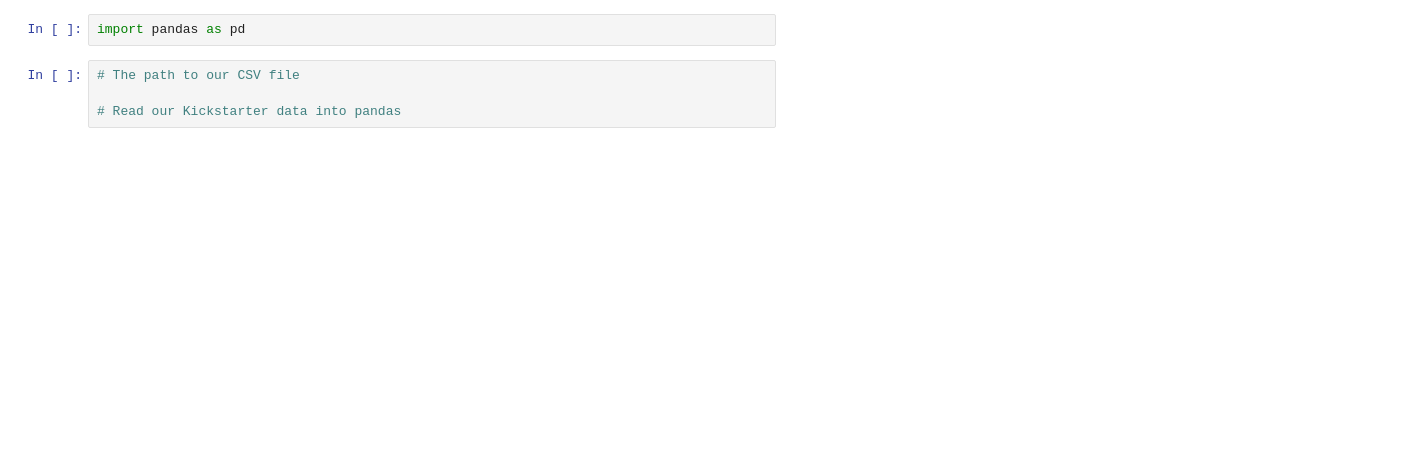
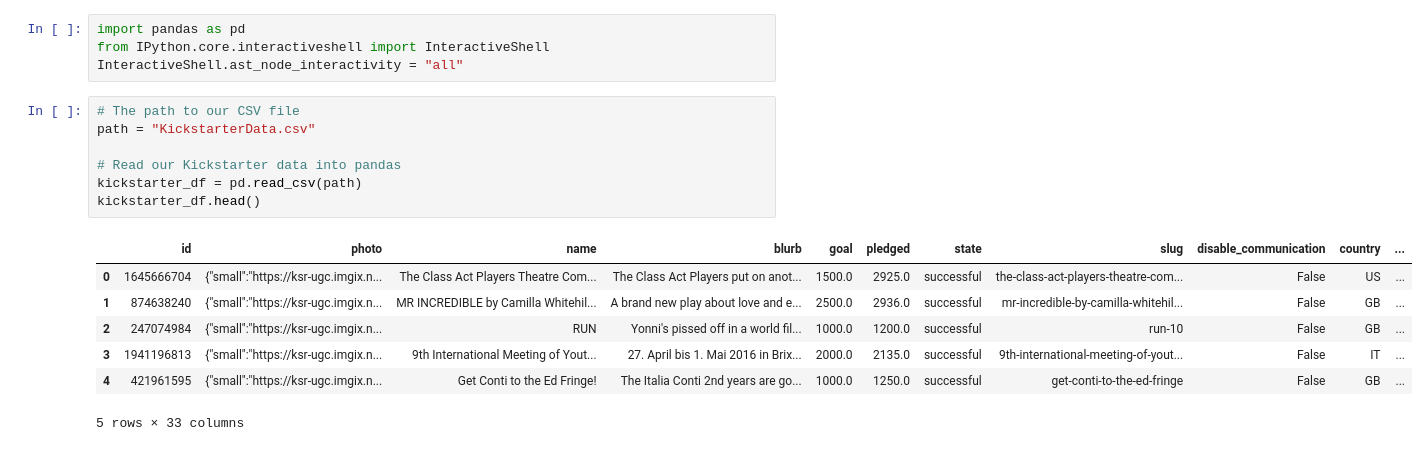
Before and after one commit to brunofelippemm/ACTIVITIES, a Jupyter notebook: Class_12_Intro_Pandas_III/KickstarterClean.ipynb, the cells around one changed output. Drawn from its saved outputs; the diff is of its cells as text; blank space fills up the shorter version.

```diff
--- a/Class_12_Intro_Pandas_III/KickstarterClean.ipynb
+++ b/Class_12_Intro_Pandas_III/KickstarterClean.ipynb
@@ -1,8 +1,21 @@
 # %%
 import pandas as pd
+from IPython.core.interactiveshell import InteractiveShell
+InteractiveShell.ast_node_interactivity = "all"
 # %%
 # The path to our CSV file
+path = "KickstarterData.csv"
 
 # Read our Kickstarter data into pandas
+kickstarter_df = pd.read_csv(path)
+kickstarter_df.head()
+# %% [output]
+|  | id | photo | name | blurb | goal | pledged | state | slug | disable_communication | country | ... |
+| 0 | 1645666704 | {"small":"https://ksr-ugc.imgix.n... | The Class Act Players Theatre Com... | The Class Act Players put on anot... | 1500.0 | 2925.0 | successful | the-class-act-players-theatre-com... | False | US | ... |
+| 1 | 874638240 | {"small":"https://ksr-ugc.imgix.n... | MR INCREDIBLE by Camilla Whitehil... | A brand new play about love and e... | 2500.0 | 2936.0 | successful | mr-incredible-by-camilla-whitehil... | False | GB | ... |
+| 2 | 247074984 | {"small":"https://ksr-ugc.imgix.n... | RUN | Yonni's pissed off in a world fil... | 1000.0 | 1200.0 | successful | run-10 | False | GB | ... |
+| 3 | 1941196813 | {"small":"https://ksr-ugc.imgix.n... | 9th International Meeting of Yout... | 27. April bis 1. Mai 2016 in Brix... | 2000.0 | 2135.0 | successful | 9th-international-meeting-of-yout... | False | IT | ... |
+| 4 | 421961595 | {"small":"https://ksr-ugc.imgix.n... | Get Conti to the Ed Fringe! | The Italia Conti 2nd years are go... | 1000.0 | 1250.0 | successful | get-conti-to-the-ed-fringe | False | GB | ... |
+5 rows × 33 columns
 # %%
 # Get a list of all of our columns for easy reference
```
Also changed, not shown: parts of 10 cells of this notebook, 2 other files.
